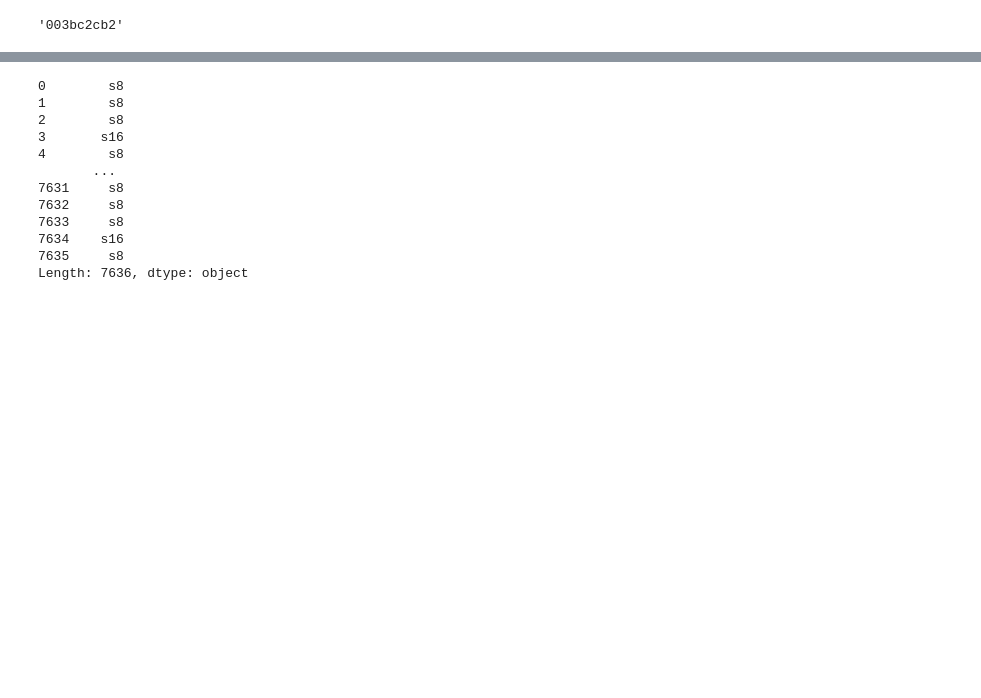
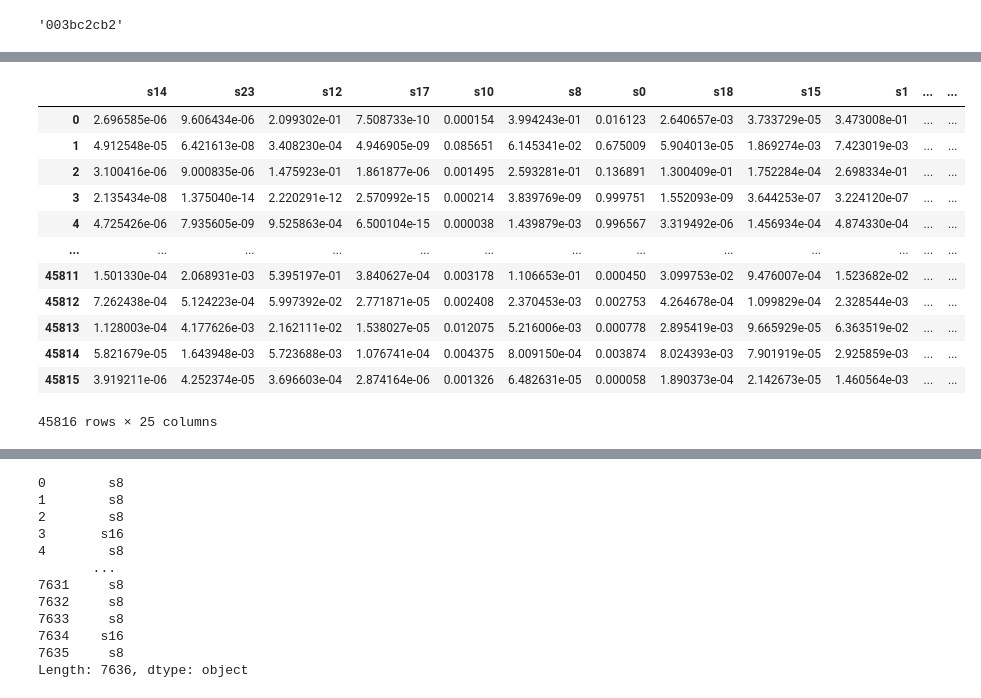
Before and after one commit to bhavishy6/KaggleRainforestChallenge, a Jupyter notebook: Logistic Regression.ipynb, the cells around one changed output, grey strips where cells are left out. Saved outputs shown, nothing was run; the diff lists cells and outputs as text; code cells hidden in the pictures; blank space fills up the shorter version.

```diff
--- a/Logistic Regression.ipynb
+++ b/Logistic Regression.ipynb
@@ -221,2 +263,18 @@ Y_pp.tail()
+# %%
+Y_pp
+# %% [output]
+|  | s14 | s23 | s12 | s17 | s10 | s8 | s0 | s18 | s15 | s1 | ... | ... |
+| 0 | 2.696585e-06 | 9.606434e-06 | 2.099302e-01 | 7.508733e-10 | 0.000154 | 3.994243e-01 | 0.016123 | 2.640657e-03 | 3.733729e-05 | 3.473008e-01 | ... | ... |
+| 1 | 4.912548e-05 | 6.421613e-08 | 3.408230e-04 | 4.946905e-09 | 0.085651 | 6.145341e-02 | 0.675009 | 5.904013e-05 | 1.869274e-03 | 7.423019e-03 | ... | ... |
+| 2 | 3.100416e-06 | 9.000835e-06 | 1.475923e-01 | 1.861877e-06 | 0.001495 | 2.593281e-01 | 0.136891 | 1.300409e-01 | 1.752284e-04 | 2.698334e-01 | ... | ... |
+| 3 | 2.135434e-08 | 1.375040e-14 | 2.220291e-12 | 2.570992e-15 | 0.000214 | 3.839769e-09 | 0.999751 | 1.552093e-09 | 3.644253e-07 | 3.224120e-07 | ... | ... |
+| 4 | 4.725426e-06 | 7.935605e-09 | 9.525863e-04 | 6.500104e-15 | 0.000038 | 1.439879e-03 | 0.996567 | 3.319492e-06 | 1.456934e-04 | 4.874330e-04 | ... | ... |
+| ... | ... | ... | ... | ... | ... | ... | ... | ... | ... | ... | ... | ... |
+| 45811 | 1.501330e-04 | 2.068931e-03 | 5.395197e-01 | 3.840627e-04 | 0.003178 | 1.106653e-01 | 0.000450 | 3.099753e-02 | 9.476007e-04 | 1.523682e-02 | ... | ... |
+| 45812 | 7.262438e-04 | 5.124223e-04 | 5.997392e-02 | 2.771871e-05 | 0.002408 | 2.370453e-03 | 0.002753 | 4.264678e-04 | 1.099829e-04 | 2.328544e-03 | ... | ... |
+| 45813 | 1.128003e-04 | 4.177626e-03 | 2.162111e-02 | 1.538027e-05 | 0.012075 | 5.216006e-03 | 0.000778 | 2.895419e-03 | 9.665929e-05 | 6.363519e-02 | ... | ... |
+| 45814 | 5.821679e-05 | 1.643948e-03 | 5.723688e-03 | 1.076741e-04 | 0.004375 | 8.009150e-04 | 0.003874 | 8.024393e-03 | 7.901919e-05 | 2.925859e-03 | ... | ... |
+| 45815 | 3.919211e-06 | 4.252374e-05 | 3.696603e-04 | 2.874164e-06 | 0.001326 | 6.482631e-05 | 0.000058 | 1.890373e-04 | 2.142673e-05 | 1.460564e-03 | ... | ... |
+45816 rows × 25 columns
 # %%
 softmax = Y_pp.idxmax(axis=1)
```
Also changed, not shown: parts of 30 cells of this notebook, 1 other file.
